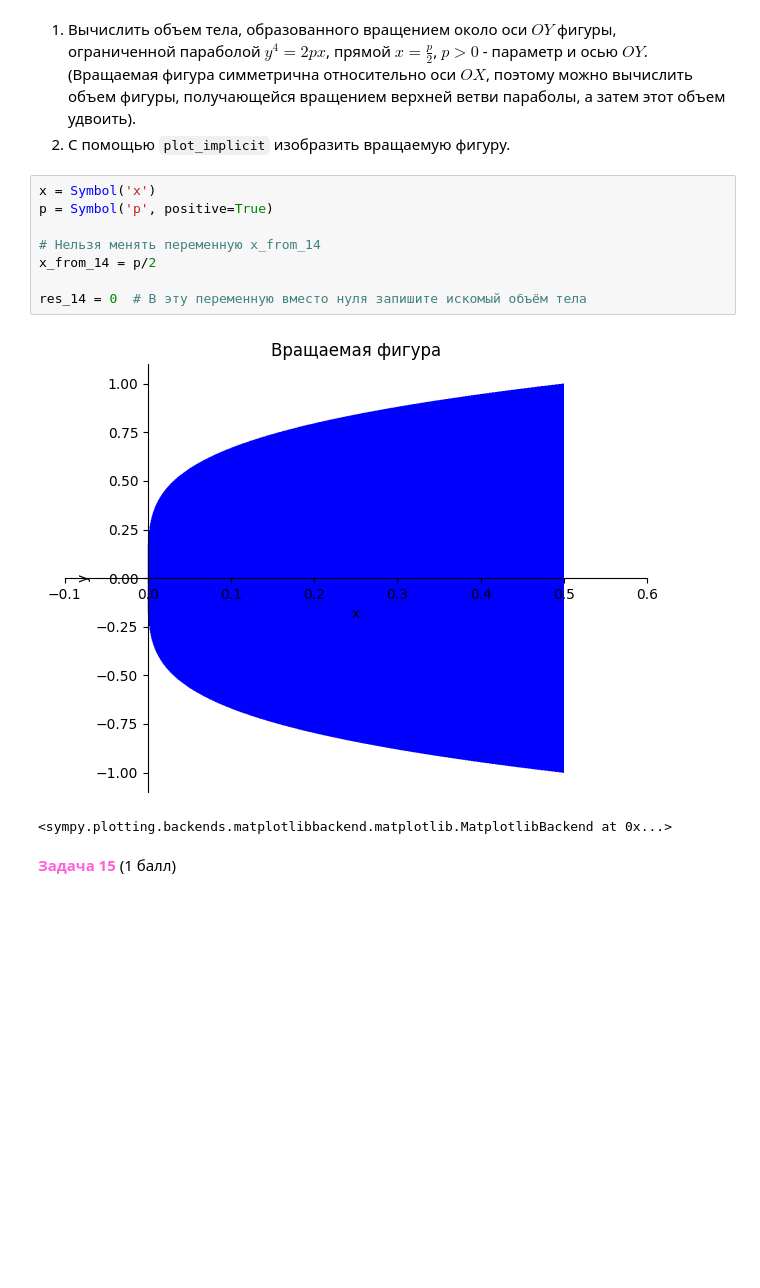
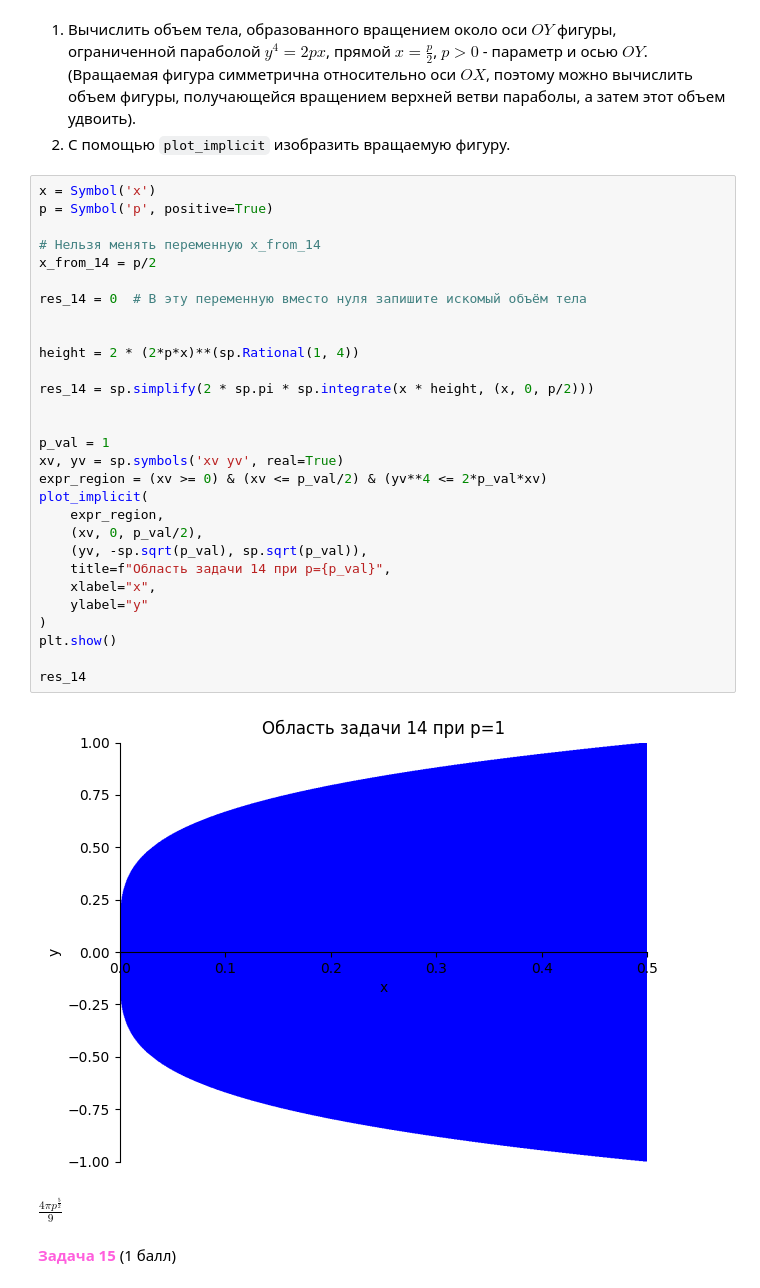
Before and after one commit to emelvv/hse-matan, a Jupyter notebook: ЛАБА2/Лабораторная работа 2 Часть 2 МА1 ПМИ Емельянов Владимир Михайлович Вариант 77.ipynb, the cells around one changed output. Cells and saved outputs as stored; diff of their text form; blank space fills up the shorter version.

```diff
--- a/ЛАБА2/Лабораторная работа 2 Часть 2 МА1 ПМИ Емельянов Владимир Михайлович Вариант 77.ipynb
+++ b/ЛАБА2/Лабораторная работа 2 Часть 2 МА1 ПМИ Емельянов Владимир Михайлович Вариант 77.ipynb
@@ -1495,17 +1495,38 @@ GOOD
 # %% [markdown]
 1. Вычислить объем тела, образованного вращением около оси $OY$ фигуры, ограниченной параболой $y^4 = 2px$, прямой $x=\frac{p}{2}$, $p > 0$ - параметр и осью $OY$. (Вращаемая фигура симметрична относительно оси $OX$, поэтому можно вычислить объем фигуры, получающейся вращением верхней ветви параболы, а затем этот объем удвоить).
 2. С помощью `plot_implicit` изобразить вращаемую фигуру.
-# %%
-x = Symbol('x')
-p = Symbol('p', positive=True)
-
-# Нельзя менять переменную x_from_14
-x_from_14 = p/2
-
-res_14 = 0  # В эту переменную вместо нуля запишите искомый объём тела
-# %% [output]
-[figure, removed]
-<sympy.plotting.backends.matplotlibbackend.matplotlib.MatplotlibBackend at 0x...>
+# %%
+x = Symbol('x')
+p = Symbol('p', positive=True)
+
+# Нельзя менять переменную x_from_14
+x_from_14 = p/2
+
+res_14 = 0  # В эту переменную вместо нуля запишите искомый объём тела
+
+
+height = 2 * (2*p*x)**(sp.Rational(1, 4))
+
+res_14 = sp.simplify(2 * sp.pi * sp.integrate(x * height, (x, 0, p/2)))
+
+
+p_val = 1
+xv, yv = sp.symbols('xv yv', real=True)
+expr_region = (xv >= 0) & (xv <= p_val/2) & (yv**4 <= 2*p_val*xv)
+plot_implicit(
+    expr_region,
+    (xv, 0, p_val/2),
+    (yv, -sp.sqrt(p_val), sp.sqrt(p_val)),
+    title=f"Область задачи 14 при p={p_val}",
+    xlabel="x",
+    ylabel="y"
+)
+plt.show()
+
+res_14
+# %% [output]
+[figure, added]
+$\displaystyle \frac{4 \pi p^{\frac{5}{2}}}{9}$
 # %% [markdown]
 <a name="task_15"></a>
 **<font color=#FF5EDD>Задача 15**</font> (1 балл)
```
Also changed, not shown: parts of 6 cells of this notebook.
